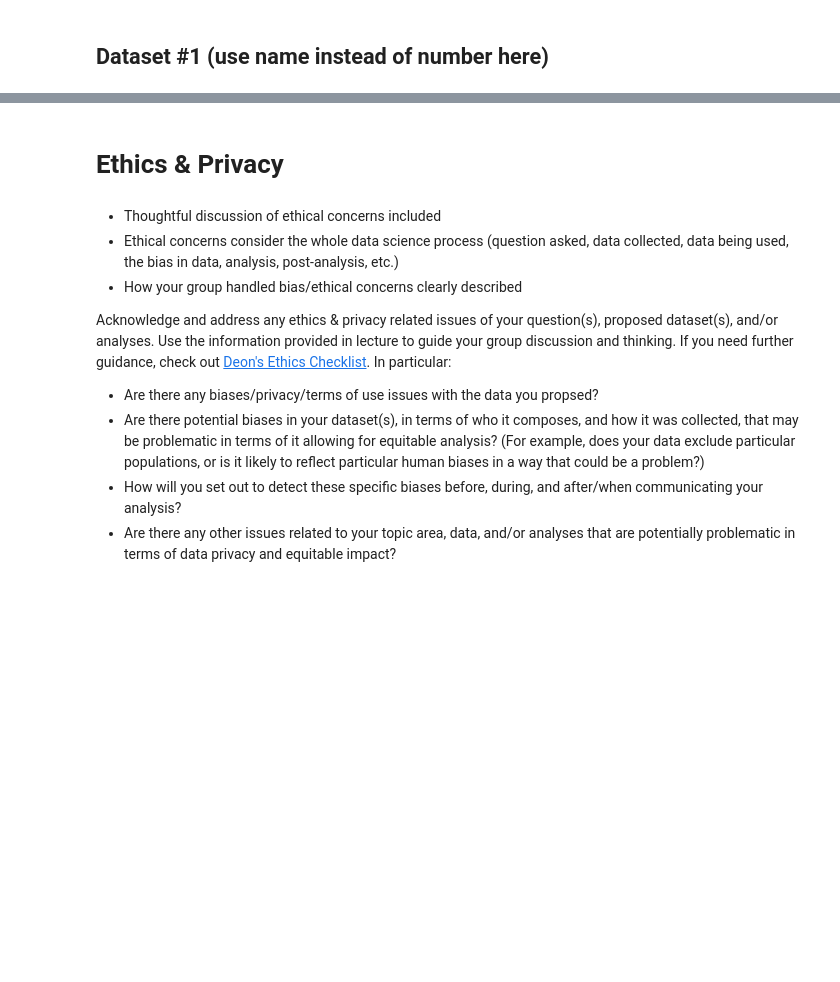
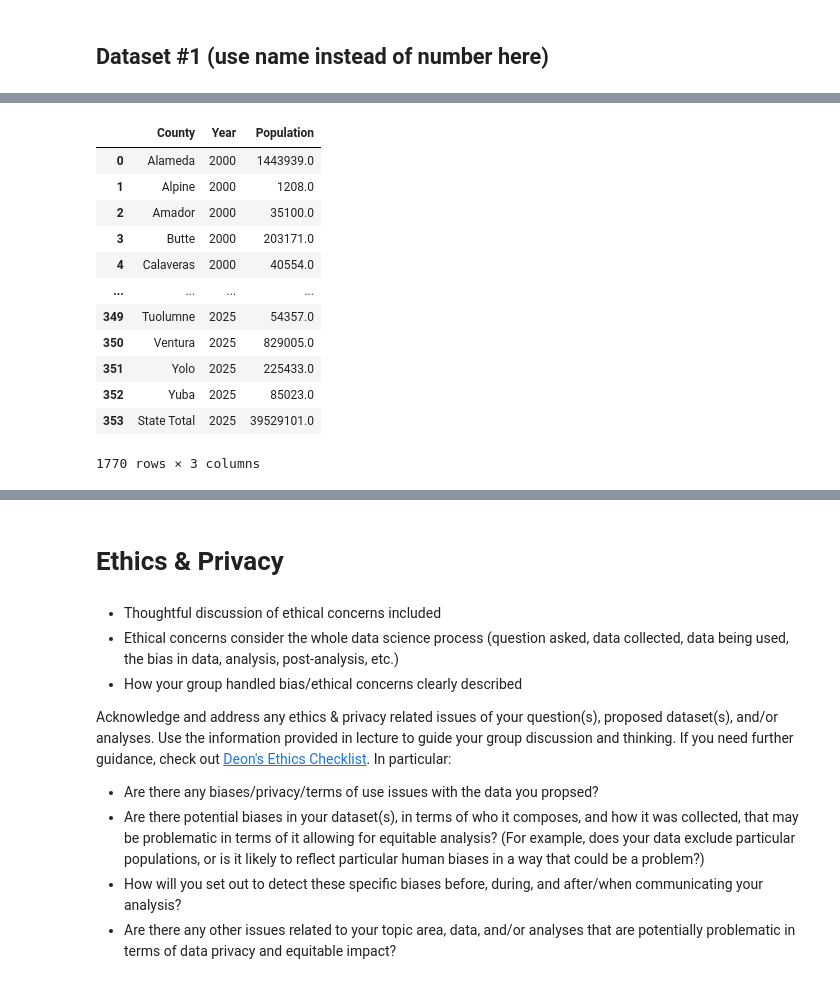
Before and after one commit to richardlaoo/Group131_DS_Analysis, a Jupyter notebook: DataCheckpoint_Group131_SP25.ipynb, the cells around one changed output, grey strips where cells are left out. Drawn from its saved outputs; the diff is of its cells as text; code cells hidden in the pictures; blank space fills up the shorter version.

```diff
--- a/DataCheckpoint_Group131_SP25.ipynb
+++ b/DataCheckpoint_Group131_SP25.ipynb
@@ -126,0 +154,54 @@ cities
+# %%
+# Load Population Data for 2000-2010
+p1_df = pd.read_excel(
+    './Datasets/Census/E4_2000-2010_Report_Final_EOC_000.xlsx',
+    sheet_name=1,skiprows=3)
+p1_df.dropna(how='all', inplace=True)
+p1_df = pd.melt(
+    p1_df, id_vars='COUNTY',
+    var_name='Year',
+    value_name='Population')
+p1_df['COUNTY'] = p1_df.get('COUNTY').str.strip()
+
+# Load Population Data for 2010-2020
+p2_df = pd.read_excel(
+    './Datasets/Census/E-4_2010-2020-Internet-Version.xlsx',
+    sheet_name=1, skiprows=1)
+p2_df.drop(columns=['Column1', 'Column2'], inplace=True)
+p2_df = pd.melt(p2_df, id_vars='COUNTY', var_name='Year',
+    value_name='Population')
+p2_df.dropna(how='all', inplace=True)
+p2_df['COUNTY'] = p2_df.get('COUNTY').str.strip()
+p2_df.get('Year').apply(pd.to_datetime)
+
+# Load Population Data 2020-2025
+p3_df = pd.read_excel(
+    './Datasets/Census/E-4_2025_InternetVersion.xlsx',
+    sheet_name=1, skiprows=2)
+p3_df = p3_df.iloc[0:59]
+p3_df = pd.melt(p3_df, id_vars='County', var_name='Year',
+    value_name='Population')
+p3_df['County'] = p3_df.get('County').str.strip()
+p3_df = p3_df.rename(columns={'County': "COUNTY"})
+p3_df
+
+# Merge Population Data From 2000-2025 + Clean Up Data
+pop_df = pd.concat([p1_df, p2_df, p3_df])
+pop_df['Year'] = pop_df.get('Year').apply(pd.to_datetime).dt.year
+pop_df.rename(columns={'COUNTY':'County'}, inplace=True)
+pop_df['Year'] = pop_df['Year'].astype(object)
+pop_df
+# %% [output]
+|  | County | Year | Population |
+| 0 | Alameda | 2000 | 1443939.0 |
+| 1 | Alpine | 2000 | 1208.0 |
+| 2 | Amador | 2000 | 35100.0 |
+| 3 | Butte | 2000 | 203171.0 |
+| 4 | Calaveras | 2000 | 40554.0 |
+| ... | ... | ... | ... |
+| 349 | Tuolumne | 2025 | 54357.0 |
+| 350 | Ventura | 2025 | 829005.0 |
+| 351 | Yolo | 2025 | 225433.0 |
+| 352 | Yuba | 2025 | 85023.0 |
+| 353 | State Total | 2025 | 39529101.0 |
+1770 rows × 3 columns
```
Also changed, not shown: parts of 9 cells of this notebook.
